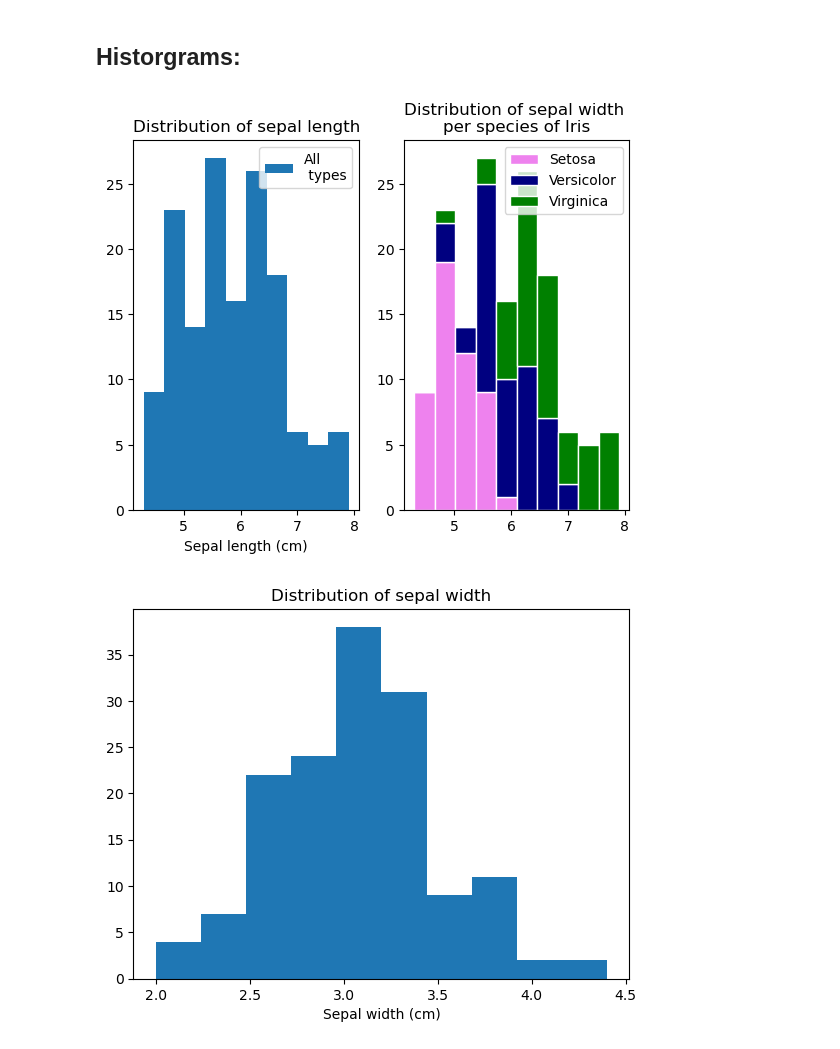
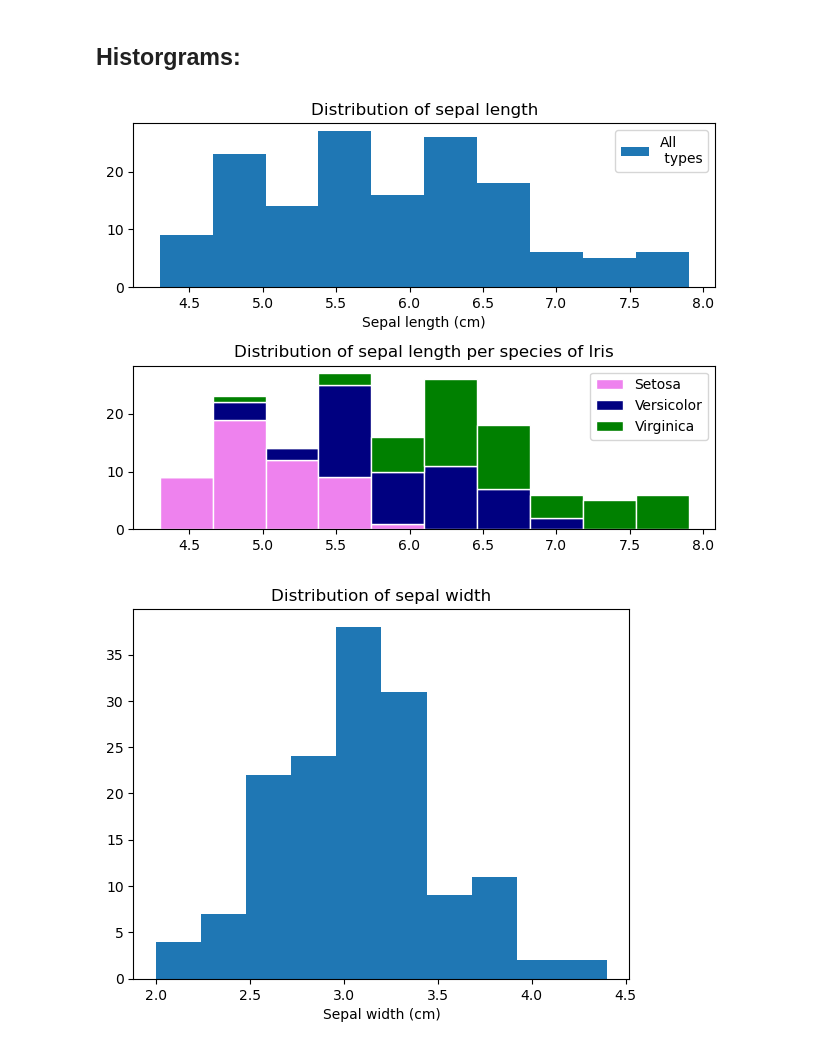
Before and after one commit to Ange-Dvs/pands-project, a Jupyter notebook: iris.ipynb, the cells around one changed output. Saved outputs shown, nothing was run; the diff lists cells and outputs as text; code cells hidden in the pictures.

Commit message:
Python file updated with the functionality for the histograms and the scatter plot.

```diff
--- a/iris.ipynb
+++ b/iris.ipynb
@@ -92,30 +92,33 @@ df.describe()
 # %%
 # sepal length (cm)
 
-plt.subplot(1, 2, 1)
+plt.subplot(2, 1, 1)
 plt.hist(df["sepal length (cm)"], label= 'All\n types')
 plt.xlabel('Sepal length (cm)') # setting label for x axis
 plt.title("Distribution of sepal length") # setting plot title
 plt.legend()
 #plt.savefig("sepal_length_hist.png")
 
-plt.subplot(1, 2, 2)
+plt.subplot(2, 1, 2)
 # Concatenate the petal width data from all three species
 all_sepal_lengths = [setosa_df['sepal length (cm)'], versicolor_df['sepal length (cm)'], virginica_df['sepal length (cm)']]
 
 # Plotting a histogram
 plt.hist(all_sepal_lengths,
          bins=10,
          stacked=True,
          label=['Setosa', 'Versicolor', 'Virginica'],
          edgecolor='white',
          color=['violet', 'navy', 'green'])
-plt.title("Distribution of sepal width \nper species of Iris") # setting plot title
+plt.title("Distribution of sepal length per species of Iris") # setting plot title
+plt.tight_layout()
 plt.legend()
 
 plt.show() # showing the plot
+
+plt.clf() # clears the current plot to allow a fresh plot for the next histogram to be created
 # %% [output]
-[figure, old version]
+[figure, new version]
 # %%
 # sepal width (cm)
 
```
Also changed, not shown: parts of 9 cells of this notebook, 2 other files.
